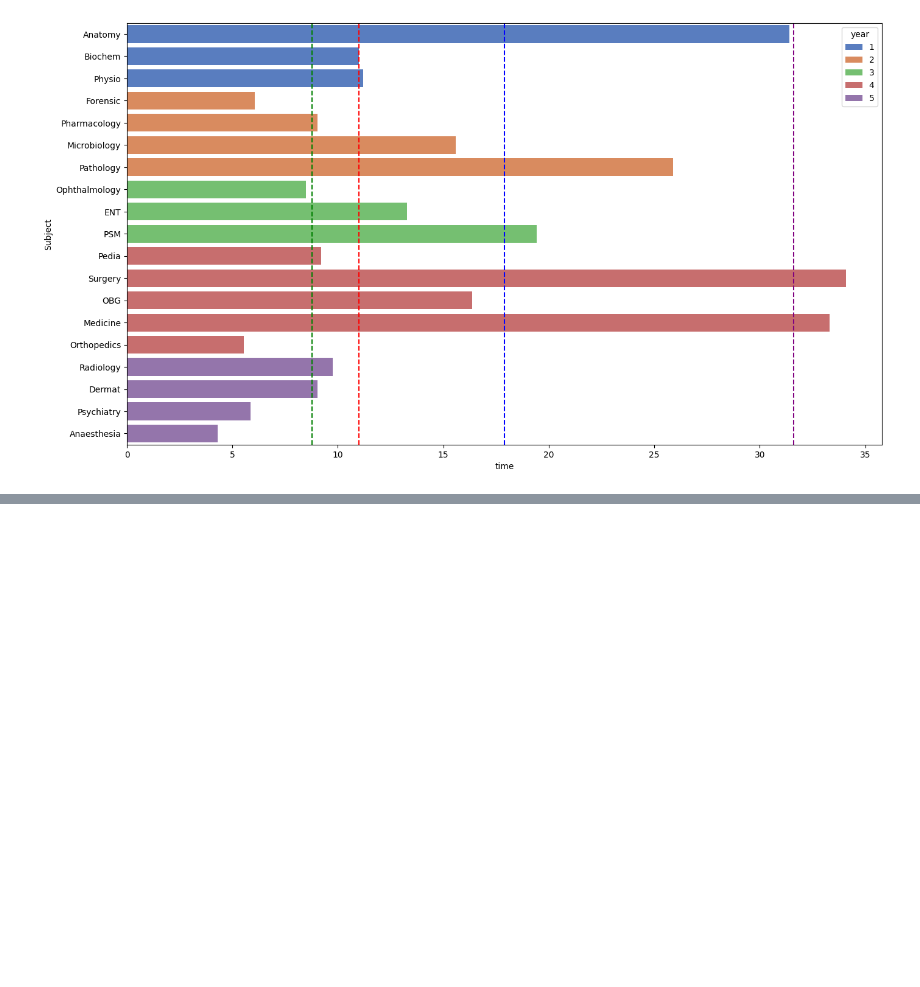
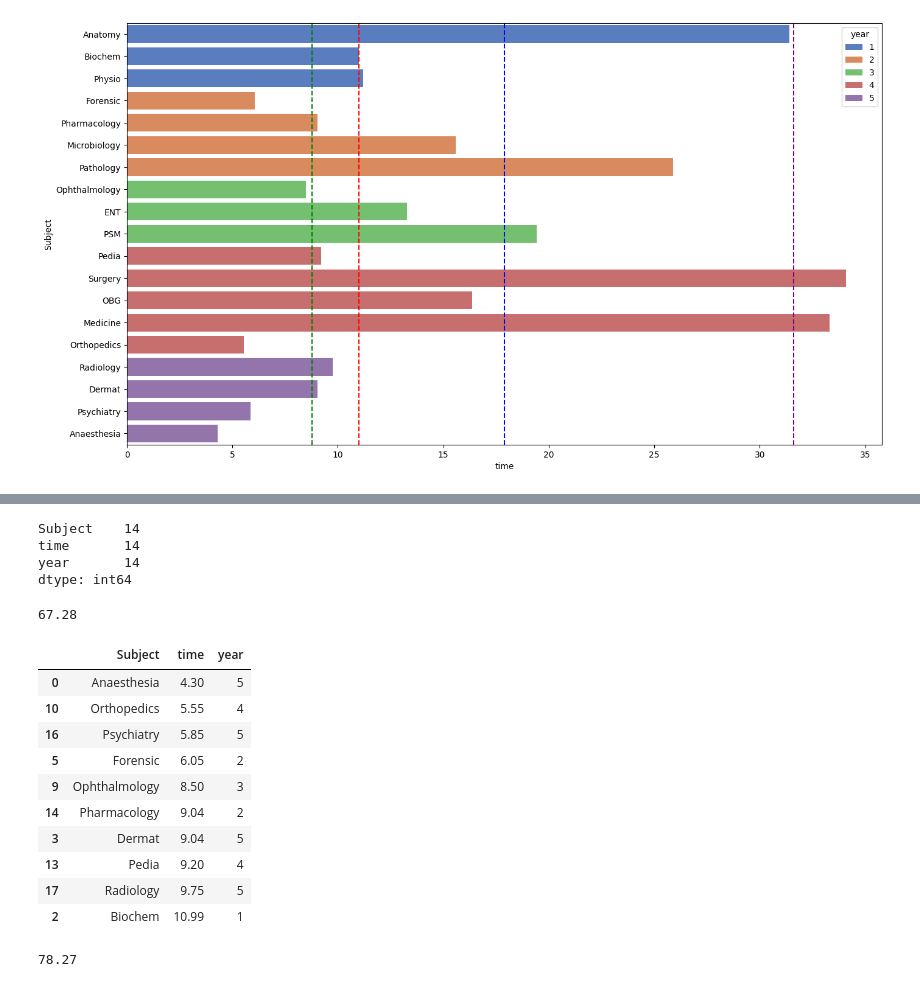
Before and after one commit to dr-a-r/NEET_RR_Analysis, a Jupyter notebook: NEET EDA.ipynb, the cells around one changed output, grey strips where cells are left out. Cells and saved outputs as stored; diff of their text form; code cells hidden in the pictures; blank space fills up the shorter version.

```diff
--- a/NEET EDA.ipynb
+++ b/NEET EDA.ipynb
@@ -158,0 +214,31 @@ plt.axvline(x=q3, color='blue', linestyle='--')
+# %%
+less_than_q3.count()
+# %% [output]
+Subject    14
+time       14
+year       14
+dtype: int64
+# %%
+less_than_q2.time.sum()
+# %% [output]
+67.28
+# %%
+q3_sorted = less_than_q3.sort_values('time')
+q3_top_10 = q3_sorted[:10]
+q3_top_10
+# %% [output]
+|  | Subject | time | year |
+| 0 | Anaesthesia | 4.30 | 5 |
+| 10 | Orthopedics | 5.55 | 4 |
+| 16 | Psychiatry | 5.85 | 5 |
+| 5 | Forensic | 6.05 | 2 |
+| 9 | Ophthalmology | 8.50 | 3 |
+| 14 | Pharmacology | 9.04 | 2 |
+| 3 | Dermat | 9.04 | 5 |
+| 13 | Pedia | 9.20 | 4 |
+| 17 | Radiology | 9.75 | 5 |
+| 2 | Biochem | 10.99 | 1 |
+# %%
+q3_top_10.time.sum()
+# %% [output]
+78.27
```
Also changed, not shown: parts of 4 cells of this notebook.
